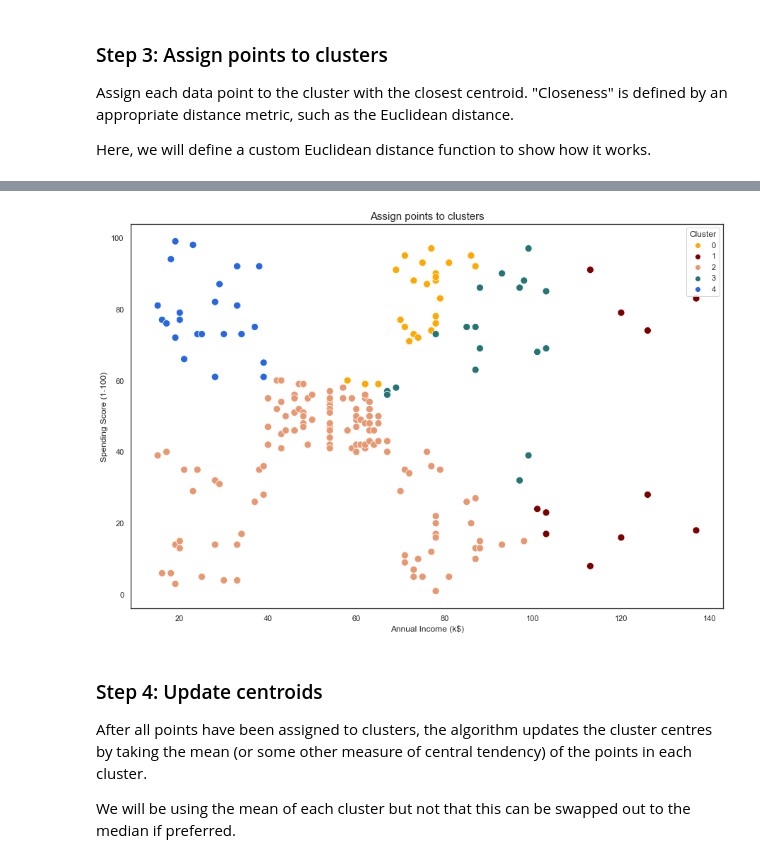
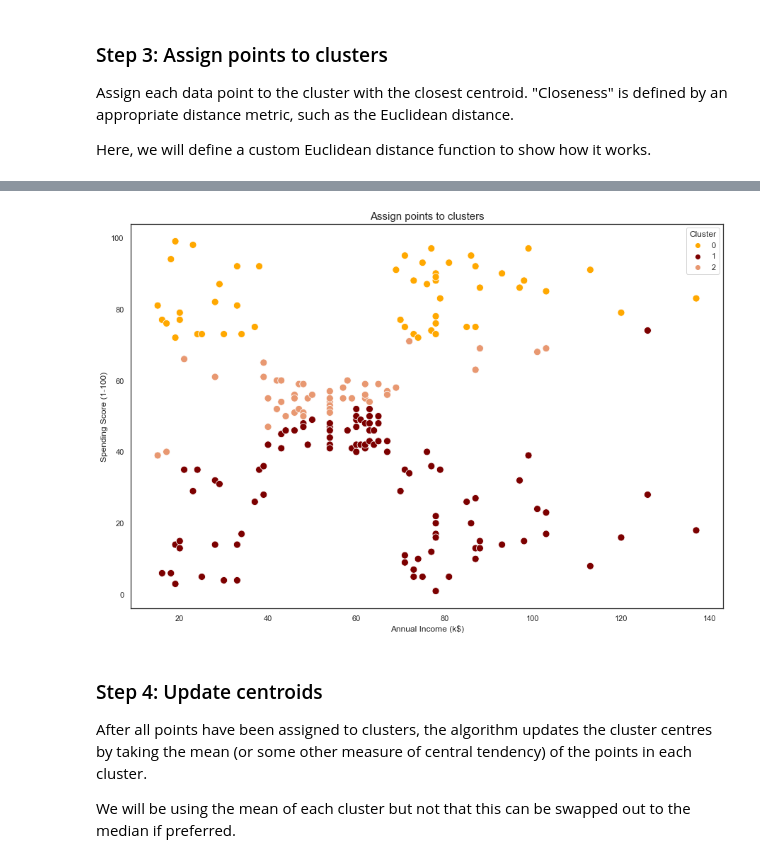
Before and after one commit to Decision-Data/machine-learning, a Jupyter notebook: k-means-clustering/Tutorial - K-Means Clustering Steps.ipynb, the cells around one changed output, grey strips where cells are left out. Saved outputs shown, nothing was run; the diff lists cells and outputs as text; code cells hidden in the pictures.

```diff
--- a/k-means-clustering/Tutorial - K-Means Clustering Steps.ipynb
+++ b/k-means-clustering/Tutorial - K-Means Clustering Steps.ipynb
@@ -77,3 +70,6 @@ k = 5
+# %%
+# Select k
+k = 3
 # %% [markdown]
 ### Step 2: Initialise centroids
 Select $k$ cluster centres, either randomly or using a specified initialisation method such as $k$-means++.
@@ -126,7 +122,7 @@ def dist_euclidean(x, c):
 # %%
 # Identify the clusters
 clusters = []
-for c in range(5):
+for c in range(k):
     clusters.append(np.array([x[c], y[c]]))
 
 # Create a dataframe with the distance metrics
@@ -161,16 +157,17 @@ df_dist
 # %%
 # Assign points to the nearest cluster centroid
+hue_order = list(df_dist['Cluster'].sort_values().unique())
+
 plt.figure(figsize=(15, 10))
-# sns.scatterplot(x=x, y=y, palette=palette_clusters, hue=range(5), legend='full', s=100)
-sns.scatterplot(data=df_dist, x='x', y='y', hue='Cluster', hue_order=['0', '1', '2', '3', '4'],
-                palette=palette_clusters, legend='full', s=100)
+sns.scatterplot(data=df_dist, x='x', y='y', hue='Cluster', hue_order=hue_order,
+                palette=palette_clusters[:k], legend='full', s=100)
 plt.title('Assign points to clusters', size=15)
 plt.legend(title='Cluster')
 plt.xlabel('Annual Income (k$)')
 plt.ylabel('Spending Score (1-100)')
 plt.show()
 # %% [output]
-[figure, old version]
+[figure, new version]
 # %% [markdown]
 ### Step 4: Update centroids
 After all points have been assigned to clusters, the algorithm updates the cluster centres by taking the mean (or some other measure of central tendency) of the points in each cluster.
```
Also changed, not shown: parts of 10 cells of this notebook.
